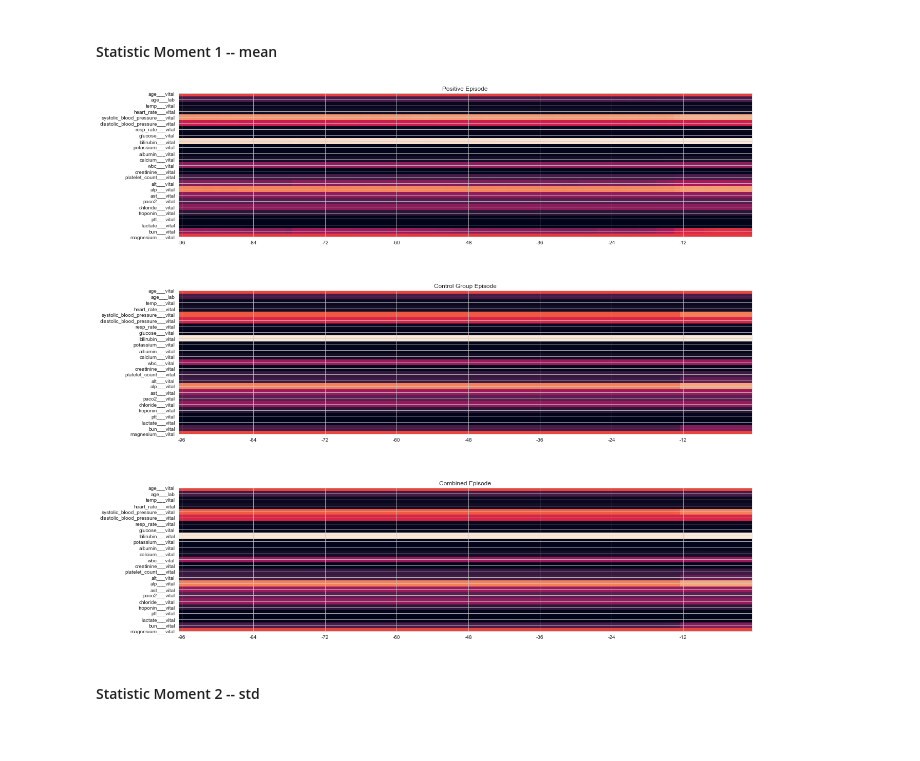
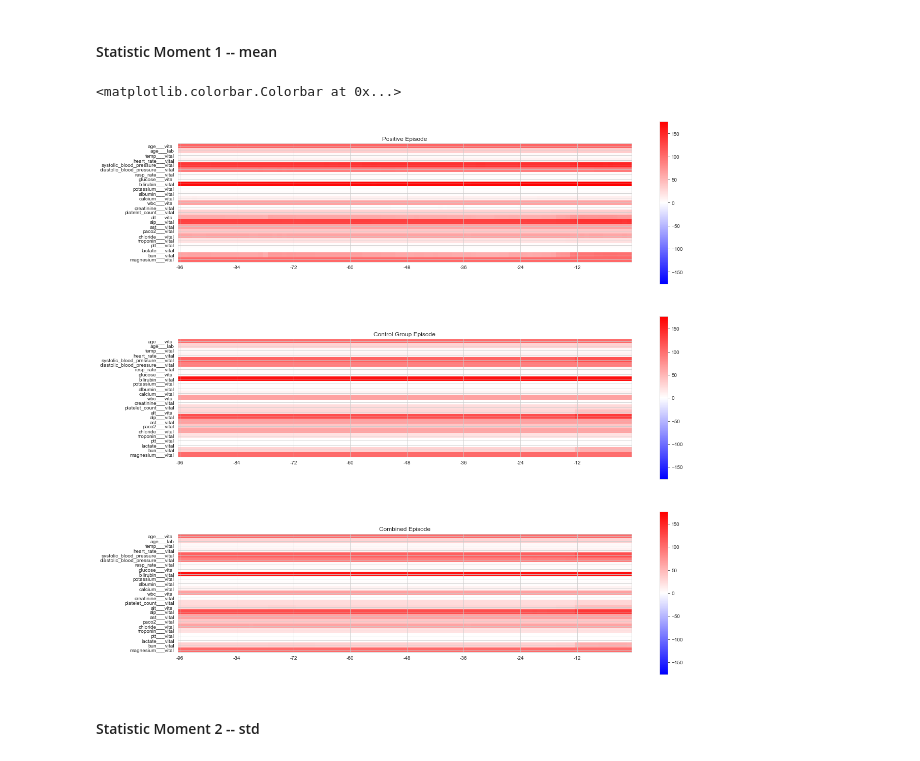
Before and after one commit to JiaxingQiu/FAIRStream, a Jupyter notebook: FAIRStream/tutorial_case5.ipynb, the cells around one changed output. Saved outputs shown, nothing was run; the diff lists cells and outputs as text; code cells hidden in the pictures.

Commit message:
decode colormap

```diff
--- a/FAIRStream/tutorial_case5.ipynb
+++ b/FAIRStream/tutorial_case5.ipynb
@@ -56,13 +57,11 @@ def plot_features_map(input_image_list,
 ## setup
 # %%
 # csv pool folder directory
-# csv_pool_path = '/Users/jiaxingqiu/Documents/CAMA_projects/BSI/code/projects/csv_pool'
-csv_pool_path = 'your path to the folder --/csv_pool'
+csv_pool_path = '/Users/jiaxingqiu/Documents/CAMA_projects/BSI/code/projects/csv_pool'
 
 
 # current experiment working directory
-# work_dir = '/Users/jiaxingqiu/Documents/CAMA_projects/BSI/code/projects/case4'
-work_dir = 'your path to the folder with meta_data subfolder --/case4'
+work_dir = '/Users/jiaxingqiu/Documents/CAMA_projects/BSI/code/projects/case4'
 # %%
 # initiate a FAIRStream object instance for BSI project
 bsi_stream = FAIRStream.FAIRStream(work_dir)
@@ -145,3 +165,6 @@ bsi_stream.engineer.info()
+# %%
+# specify input column names
+bsi_stream.engineer.input_vars = ['age___vital', 'age___lab', 'temp___vital', 'heart_rate___vital', 'systolic_blood_pressure___vital', 'diastolic_blood_pressure___vital', 'resp_rate___vital', 'glucose___vital', 'bilirubin___vital', 'potassium___vital', 'albumin___vital', 'calcium___vital', 'wbc___vital', 'creatinine___vital', 'platelet_count___vital', 'alt___vital', 'alp___vital', 'ast___vital', 'paco2___vital', 'chloride___vital', 'troponin___vital', 'ptt___vital', 'lactate___vital', 'bun___vital', 'magnesium___vital']
 # %% [markdown]
 ## --- Pre-modeling Interpretability (raw scale) ---
 # %%
@@ -202,35 +231,45 @@ for i in range(10):
 # %%
 X_pos_stat = X_pos.mean(axis=0).transpose((1,0))
 X_ctrl_stat = X_ctrl.mean(axis=0).transpose((1,0))
 X_all_stat = X_all.mean(axis=0)[:,:,0].transpose((1,0))
 
+norm = colors.TwoSlopeNorm(vmin = -max( np.max(np.abs(X_all_stat)),np.max(np.abs(X_pos_stat)),np.max(np.abs(X_ctrl_stat)) ),
+                               vcenter = 0,
+                               vmax = max( np.max(np.abs(X_all_stat)),np.max(np.abs(X_pos_stat)),np.max(np.abs(X_ctrl_stat)) ) )
+
+
 fig, axes = plt.subplots(3,1, figsize=(20,20))
 ax = axes.flatten()
-ax[0].imshow(X_pos_stat)
+
+im = ax[0].imshow(X_pos_stat, cmap='bwr', norm=norm)
 ax[0].set_title("Positive Episode")
 ax[0].tick_params(axis='y', labelrotation=0)
 ax[0].set_yticks(range(len(bsi_stream.engineer.input_vars)))
 ax[0].set_yticklabels(bsi_stream.engineer.input_vars);
 ax[0].set_xticks(range(0,96,12))
-ax[0].set_xticklabels(range(-96,0,12));
+ax[0].set_xticklabels(range(-96,0,12))
+fig.colorbar(im, ax=ax[0])
 
-ax[1].imshow(X_ctrl_stat)
+im = ax[1].imshow(X_ctrl_stat, cmap='bwr', norm=norm)
 ax[1].set_title("Control Group Episode")
 ax[1].tick_params(axis='y', labelrotation=0)
 ax[1].set_yticks(range(len(bsi_stream.engineer.input_vars)))
 ax[1].set_yticklabels(bsi_stream.engineer.input_vars);
 ax[1].set_xticks(range(0,96,12))
-ax[1].set_xticklabels(range(-96,0,12));
+ax[1].set_xticklabels(range(-96,0,12))
+fig.colorbar(im, ax=ax[1])
 
-ax[2].imshow(X_all_stat)
+im = ax[2].imshow(X_all_stat, cmap='bwr', norm=norm)
 ax[2].set_title("Combined Episode")
 ax[2].tick_params(axis='y', labelrotation=0)
 ax[2].set_yticks(range(len(bsi_stream.engineer.input_vars)))
 ax[2].set_yticklabels(bsi_stream.engineer.input_vars);
 ax[2].set_xticks(range(0,96,12))
-ax[2].set_xticklabels(range(-96,0,12));
+ax[2].set_xticklabels(range(-96,0,12))
+fig.colorbar(im, ax=ax[2])
 # %% [output]
+<matplotlib.colorbar.Colorbar at 0x...>
-[figure, old version]
+[figure, new version]
 # %% [markdown]
 #### Statistic Moment 2 -- std
 # %%
```
Also changed, not shown: parts of 12 cells of this notebook, 1 other file.
